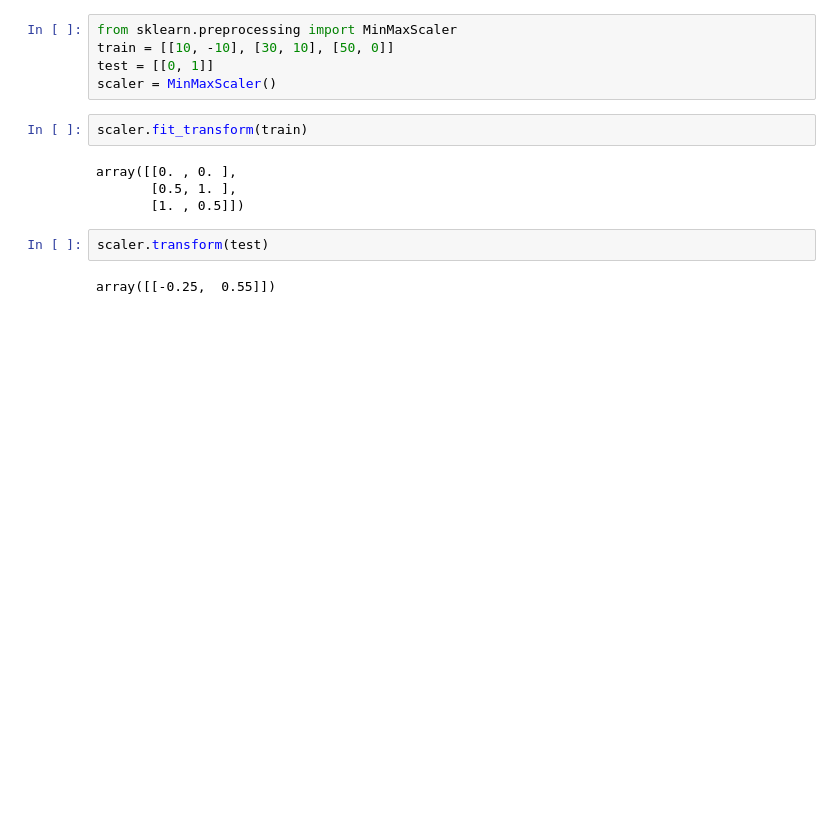
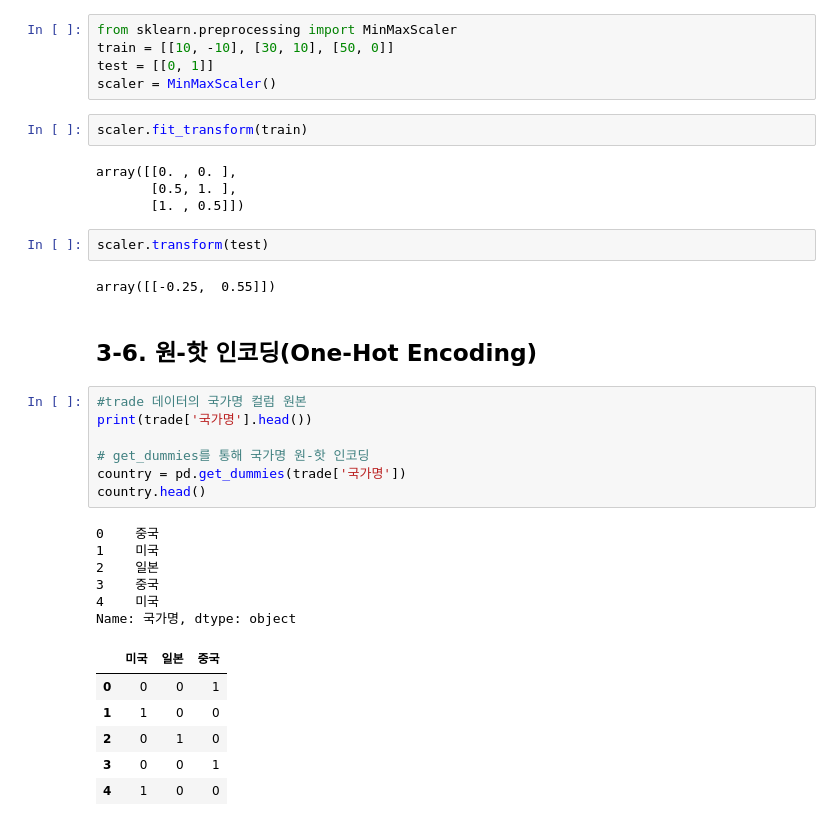
Before and after one commit to hyungminkimdev/aiffel, a Jupyter notebook: 240523-preprocessing/Untitled.ipynb, the cells around one changed output. Saved outputs shown, nothing was run; the diff lists cells and outputs as text; blank space fills up the shorter version.

```diff
--- a/240523-preprocessing/Untitled.ipynb
+++ b/240523-preprocessing/Untitled.ipynb
@@ -500,3 +500,25 @@ array([[0. , 0. ],
 scaler.transform(test)
 # %% [output]
 array([[-0.25,  0.55]])
+# %% [markdown]
+## 3-6. 원-핫 인코딩(One-Hot Encoding)
+# %%
+#trade 데이터의 국가명 컬럼 원본
+print(trade['국가명'].head())
+
+# get_dummies를 통해 국가명 원-핫 인코딩
+country = pd.get_dummies(trade['국가명'])
+country.head()
+# %% [output]
+0    중국
+1    미국
+2    일본
+3    중국
+4    미국
+Name: 국가명, dtype: object
+|  | 미국 | 일본 | 중국 |
+| 0 | 0 | 0 | 1 |
+| 1 | 1 | 0 | 0 |
+| 2 | 0 | 1 | 0 |
+| 3 | 0 | 0 | 1 |
+| 4 | 1 | 0 | 0 |
```
Also changed, not shown: parts of 14 cells of this notebook.
